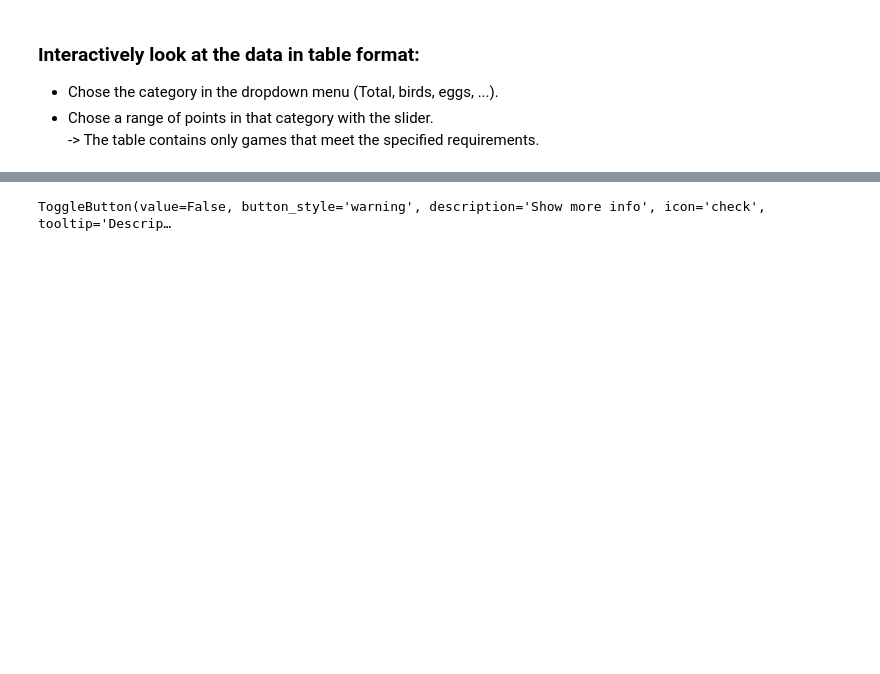
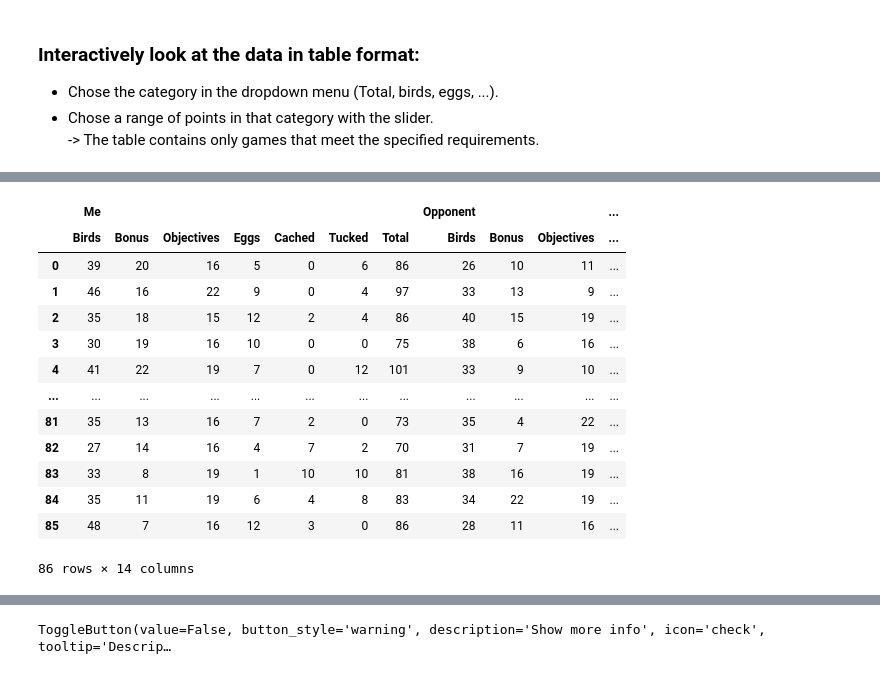
Before and after one commit to NadjaLessing/interactive-wingspan-analysis, a Jupyter notebook: WingspanAnalysis.ipynb, the cells around one changed output, grey strips where cells are left out. Drawn from its saved outputs; the diff is of its cells as text; code cells hidden in the pictures; blank space fills up the shorter version.

```diff
--- a/WingspanAnalysis.ipynb
+++ b/WingspanAnalysis.ipynb
@@ -13,17 +13,20 @@ from ipywidgets import interact
 # %% [markdown]
 ## Load raw data
 # %%
-#Display float values with two decimals in pandas:
+# Display float values with two decimals in pandas:
 pd.options.display.float_format = "{:,.2f}".format
 
-#Load opp_points:
-my_points = pd.read_excel("./my_points.ods", engine="odf")
-opp_points = pd.read_excel("./opponent_points.ods", engine="odf")
+# Load data from excel files:
+my_games = pd.read_excel("./my_points.ods", engine="odf")
+opp_games = pd.read_excel("./opponent_points.ods", engine="odf")
 
-#my_points = pd.opp_pointsFrame(2 * np.random.rand(1000, 7), columns=['Birds','Bonus','Objectives','Eggs', 'Cached', 'Tucked', 'Total'])
-#opp_points = pd.opp_pointsFrame(2.1* np.random.rand(1000, 7),columns=['Birds','Bonus','Objectives','Eggs', 'Cached', 'Tucked', 'Total'])
+all_player_games = pd.concat([my_games, opp_games], axis=1, keys=["Me", "Opponent"])
 
-all_categories = list(my_points.columns)
+# Fake data in case you don't have any:
+#my_games = pd.opp_gamesFrame(2 * np.random.rand(1000, 7), columns=['Birds','Bonus','Objectives','Eggs', 'Cached', 'Tucked', 'Total'])
+#opp_games = pd.opp_gamesFrame(2.1* np.random.rand(1000, 7),columns=['Birds','Bonus','Objectives','Eggs', 'Cached', 'Tucked', 'Total'])
+
+all_categories = list(my_games.columns)
 # %% [markdown]
 ### Interactively look at the data in table format:
 
@@ -76,0 +52,17 @@ VBox(children=(HBox(children=(IntRangeSlider(value=(95, 110), continuous_update=
+# %%
+all_player_games
+# %% [output]
+|  | Me |  |  |  |  |  |  | Opponent |  |  | ... |
+|  | Birds | Bonus | Objectives | Eggs | Cached | Tucked | Total | Birds | Bonus | Objectives | ... |
+| 0 | 39 | 20 | 16 | 5 | 0 | 6 | 86 | 26 | 10 | 11 | ... |
+| 1 | 46 | 16 | 22 | 9 | 0 | 4 | 97 | 33 | 13 | 9 | ... |
+| 2 | 35 | 18 | 15 | 12 | 2 | 4 | 86 | 40 | 15 | 19 | ... |
+| 3 | 30 | 19 | 16 | 10 | 0 | 0 | 75 | 38 | 6 | 16 | ... |
+| 4 | 41 | 22 | 19 | 7 | 0 | 12 | 101 | 33 | 9 | 10 | ... |
+| ... | ... | ... | ... | ... | ... | ... | ... | ... | ... | ... | ... |
+| 81 | 35 | 13 | 16 | 7 | 2 | 0 | 73 | 35 | 4 | 22 | ... |
+| 82 | 27 | 14 | 16 | 4 | 7 | 2 | 70 | 31 | 7 | 19 | ... |
+| 83 | 33 | 8 | 19 | 1 | 10 | 10 | 81 | 38 | 16 | 19 | ... |
+| 84 | 35 | 11 | 19 | 6 | 4 | 8 | 83 | 34 | 22 | 19 | ... |
+| 85 | 48 | 7 | 16 | 12 | 3 | 0 | 86 | 28 | 11 | 16 | ... |
+86 rows × 14 columns
```
Also changed, not shown: parts of 7 cells of this notebook.
